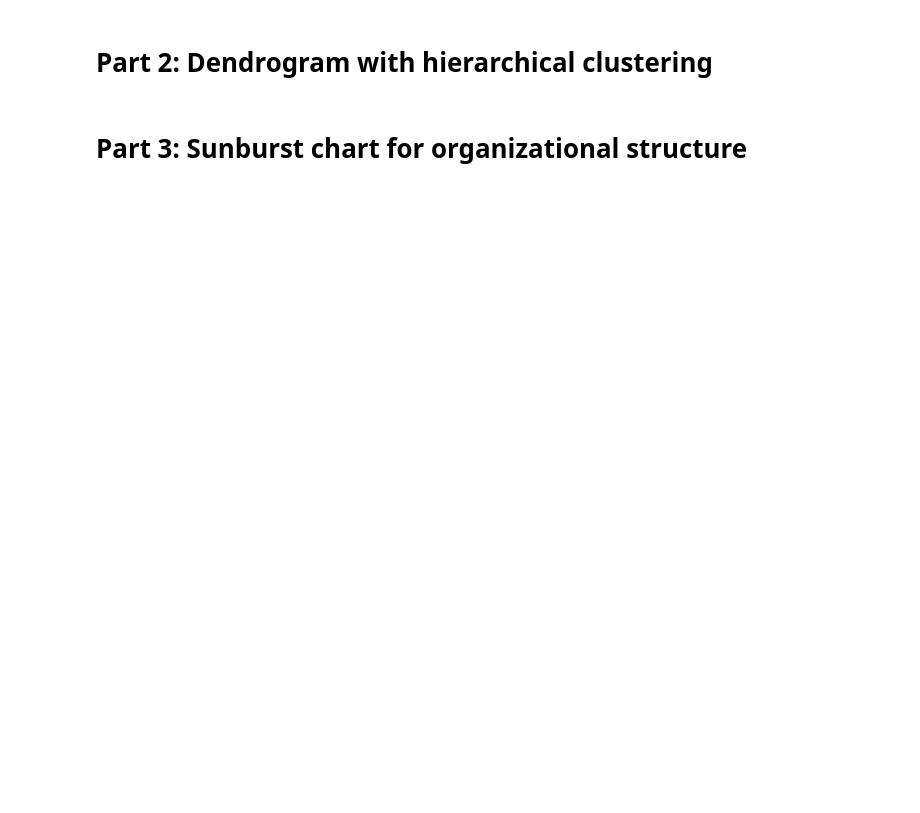
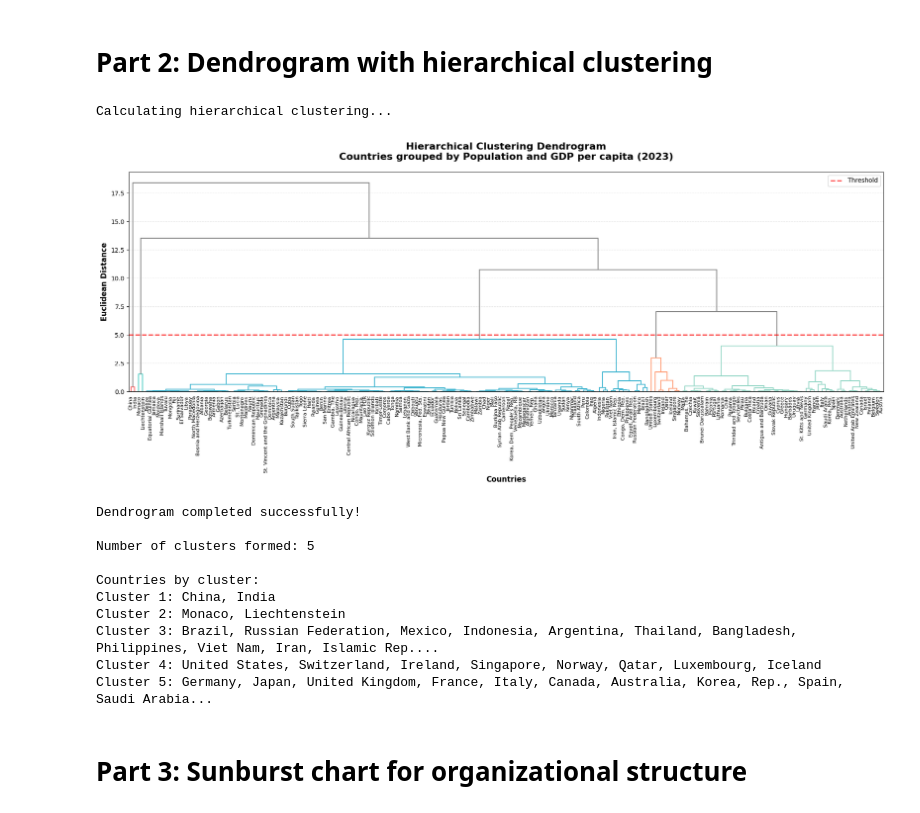
Before and after one commit to Oscaretz/Advanced-Data-Visualization-Storytelling, a Jupyter notebook: notebooks/01_hierarchical_analysis.ipynb.ipynb, the cells around one changed output. Saved outputs shown, nothing was run; the diff lists cells and outputs as text; code cells hidden in the pictures; blank space fills up the shorter version.

```diff
--- a/notebooks/01_hierarchical_analysis.ipynb.ipynb
+++ b/notebooks/01_hierarchical_analysis.ipynb.ipynb
@@ -204,7 +270,80 @@ print("Creando Treemap interactivo con Plotly...")
 # %% [markdown]
 # Part 2: Dendrogram with hierarchical clustering
 # %%
-print("Calculando clustering jerarquico...")
+print("Calculating hierarchical clustering...")
+
+# Prepare data
+df = population_continent_df.dropna(subset=['PIB 2023 (USD corrientes)', 'Poblacion Total 2023']).copy()
+df['PIB per capita'] = df['PIB 2023 (USD corrientes)'] / df['Poblacion Total 2023']
+
+# Select features for clustering
+features_for_clustering = df[['Poblacion Total 2023', 'PIB per capita']].values
+
+# Normalize data
+scaler = StandardScaler()
+features_normalized = scaler.fit_transform(features_for_clustering)
+
+# Compute distance matrix and linkage
+distances = pdist(features_normalized, metric='euclidean')
+linkage_matrix = linkage(distances, method='ward')
+
+# Set threshold for cluster separation
+my_threshold = 5  # you can tweak this value for more or fewer clusters
+
+# Plot dendrogram
+fig, ax = plt.subplots(figsize=(18, 8))
+set_link_color_palette(['#FF6B6B', '#4ECDC4', '#45B7D1', '#FFA07A', '#98D8C8', '#F7DC6F', '#96CEB4'])
+
+dendro = dendrogram(
+    linkage_matrix,
+    labels=df['País'].values,
+    leaf_font_size=8,
+    color_threshold=my_threshold,
+    above_threshold_color='#888888',
+    ax=ax
+)
+
+plt.title('Hierarchical Clustering Dendrogram\nCountries grouped by Population and GDP per capita (2023)',
+          fontsize=16, weight='bold', pad=20)
+plt.xlabel('Countries', fontsize=12, weight='bold')
+plt.ylabel('Euclidean Distance', fontsize=12, weight='bold')
+plt.xticks(rotation=90)
+plt.grid(axis='y', alpha=0.3, linestyle='--')
+
+# Threshold line
+plt.axhline(y=my_threshold, color='red', linestyle='--', linewidth=2, alpha=0.7, label='Threshold')
+plt.legend()
+
+plt.tight_layout()
+plt.show()
+
+print("Dendrogram completed successfully!")
+
+# Interpretation and clusters
+clusters = fcluster(linkage_matrix, t=my_threshold, criterion='distance')
+n_clusters = len(np.unique(clusters))
+print(f"\nNumber of clusters formed: {n_clusters}")
+
+# Assign clusters to DataFrame
+df['Cluster'] = clusters
+
+print("\nCountries by cluster:")
+for i in range(1, n_clusters + 1):
+    countries_in_cluster = df.loc[df['Cluster'] == i, 'País'].values
+    print(f"Cluster {i}: {', '.join(countries_in_cluster[:10])}{'...' if len(countries_in_cluster) > 10 else ''}")
+# %% [output]
+Calculating hierarchical clustering...
+[figure, added]
+Dendrogram completed successfully!
+
+Number of clusters formed: 5
+
+Countries by cluster:
+Cluster 1: China, India
+Cluster 2: Monaco, Liechtenstein
+Cluster 3: Brazil, Russian Federation, Mexico, Indonesia, Argentina, Thailand, Bangladesh, Philippines, Viet Nam, Iran, Islamic Rep....
+Cluster 4: United States, Switzerland, Ireland, Singapore, Norway, Qatar, Luxembourg, Iceland
+Cluster 5: Germany, Japan, United Kingdom, France, Italy, Canada, Australia, Korea, Rep., Spain, Saudi Arabia...
 # %% [markdown]
 # Part 3: Sunburst chart for organizational structure
 # %%
```
Also changed, not shown: parts of 4 cells of this notebook.
